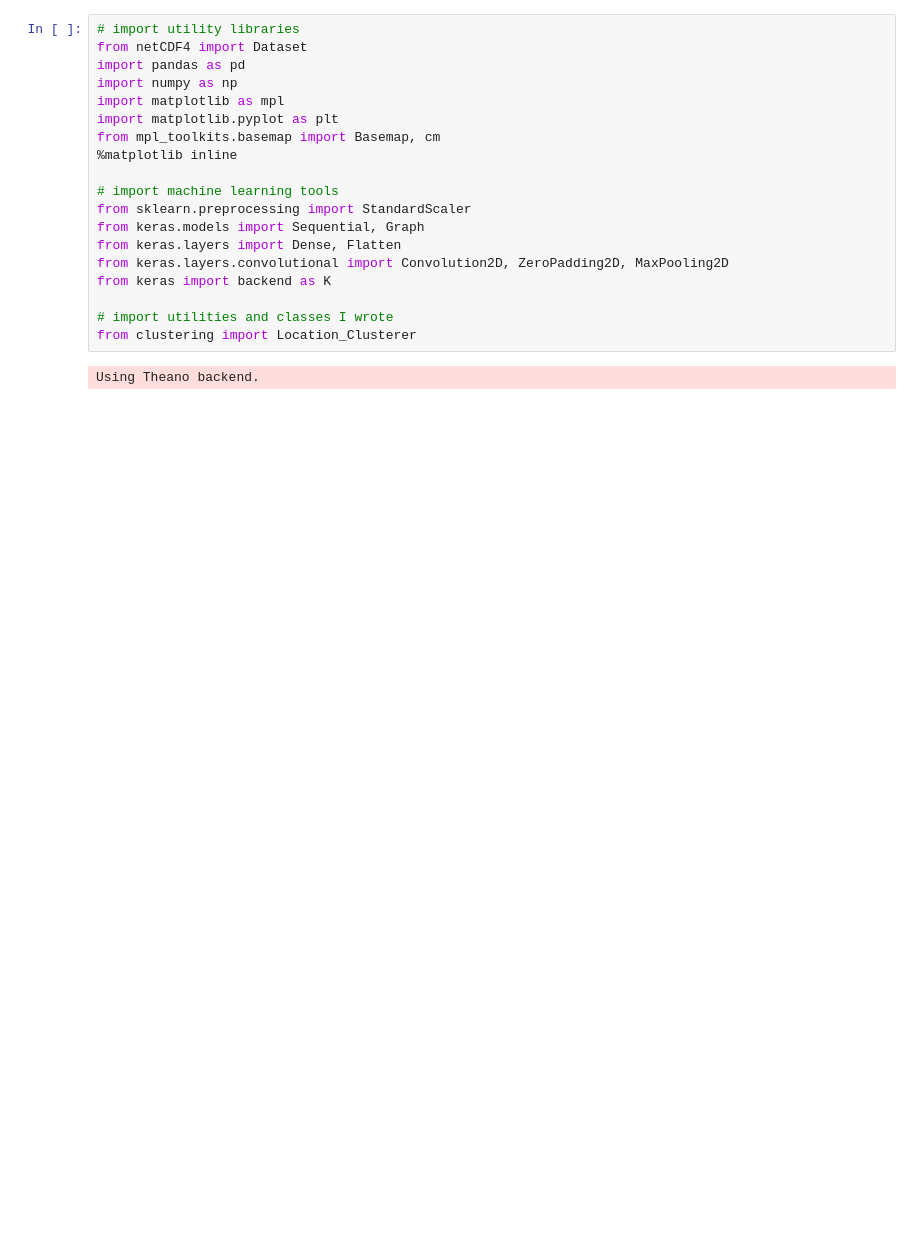
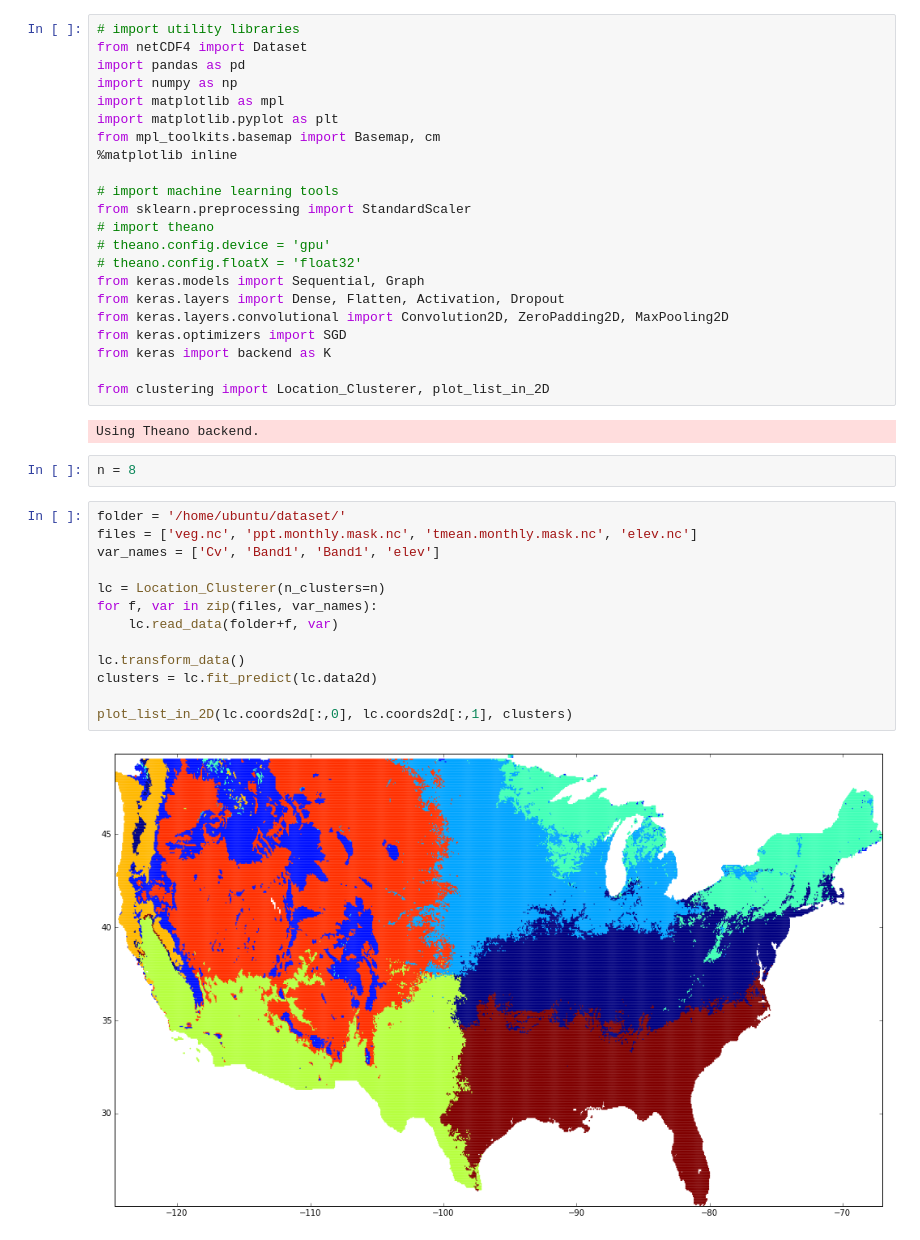
Before and after one commit to tcchiao/fall-foliage-finder, a Jupyter notebook: scripts/First-Crappy-Model.ipynb, the cells around one changed output. Saved outputs shown, nothing was run; the diff lists cells and outputs as text; blank space fills up the shorter version.

Commit message:
working on subsetting locations

```diff
--- a/scripts/First-Crappy-Model.ipynb
+++ b/scripts/First-Crappy-Model.ipynb
@@ -10,12 +10,32 @@ from mpl_toolkits.basemap import Basemap, cm
 
 # import machine learning tools
 from sklearn.preprocessing import StandardScaler
+# import theano
+# theano.config.device = 'gpu'
+# theano.config.floatX = 'float32'
 from keras.models import Sequential, Graph
-from keras.layers import Dense, Flatten
+from keras.layers import Dense, Flatten, Activation, Dropout
 from keras.layers.convolutional import Convolution2D, ZeroPadding2D, MaxPooling2D
+from keras.optimizers import SGD
 from keras import backend as K
 
-# import utilities and classes I wrote
-from clustering import Location_Clusterer
+from clustering import Location_Clusterer, plot_list_in_2D
 # %% [output]
 Using Theano backend.
+# %%
+n = 8
+# %%
+folder = '/home/ubuntu/dataset/'
+files = ['veg.nc', 'ppt.monthly.mask.nc', 'tmean.monthly.mask.nc', 'elev.nc']
+var_names = ['Cv', 'Band1', 'Band1', 'elev']
+
+lc = Location_Clusterer(n_clusters=n)
+for f, var in zip(files, var_names):
+    lc.read_data(folder+f, var)
+
+lc.transform_data()
+clusters = lc.fit_predict(lc.data2d)
+
+plot_list_in_2D(lc.coords2d[:,0], lc.coords2d[:,1], clusters)
+# %% [output]
+[figure, added]
```
Also changed, not shown: parts of 17 cells of this notebook, 3 other files.
